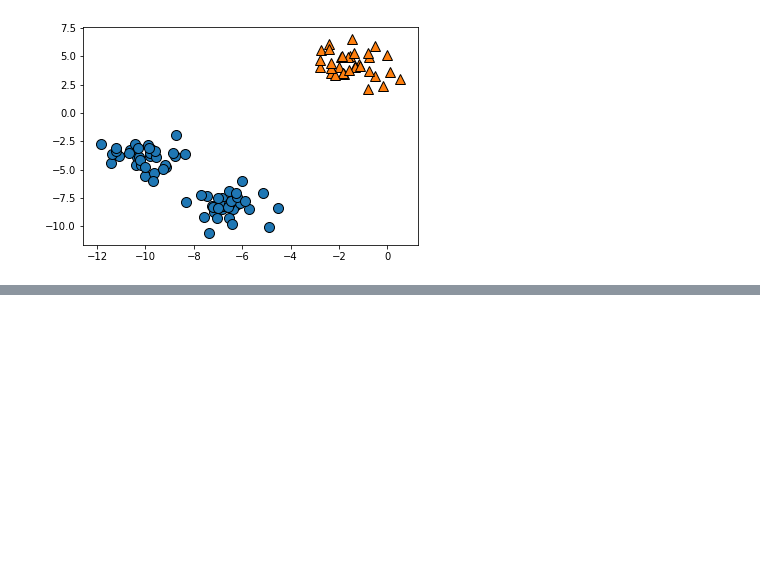
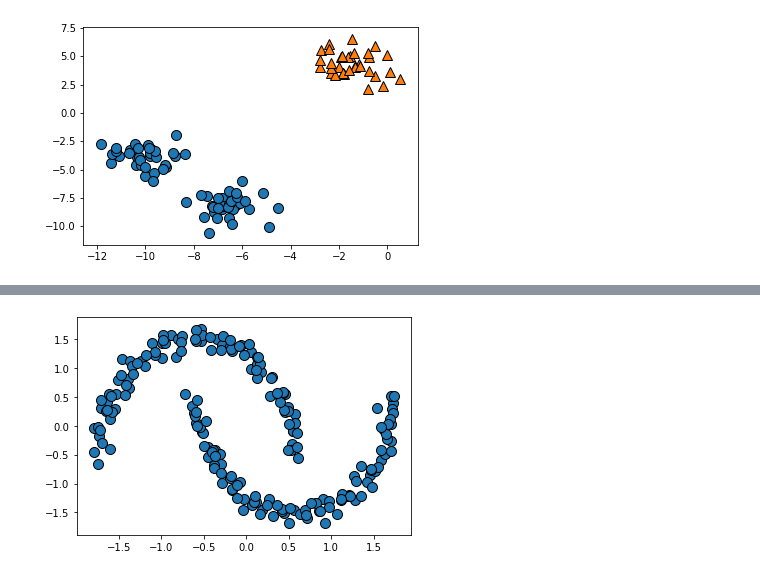
Before and after one commit to c910531/Python, a Jupyter notebook: 2021.06.24 비지도학습.ipynb, the cells around one changed output, grey strips where cells are left out. Saved outputs shown, nothing was run; the diff lists cells and outputs as text; code cells hidden in the pictures; blank space fills up the shorter version.

```diff
--- a/2021.06.24 비지도학습.ipynb
+++ b/2021.06.24 비지도학습.ipynb
@@ -109,0 +144,13 @@ mglearn.discrete_scatter(X[:,0],X[:,1],y_)
+# %%
+X, y = make_moons(n_samples=200, noise=0.05, random_state=0)
+from sklearn.preprocessing import StandardScaler
+scaler = StandardScaler()
+scaler.fit(X)
+X_ = scaler.transform(X)
+sbscan = DBSCAN(eps=0.15)
+y_ = dbscan.fit_predict(X_)
+mglearn.discrete_scatter(X_[:,0], X_[:,1], y_)
+import matplotlib.pyplot as plt
+plt.show()
+# %% [output]
+[figure, added]
```
Also changed, not shown: parts of 19 cells of this notebook, 1 other file.
